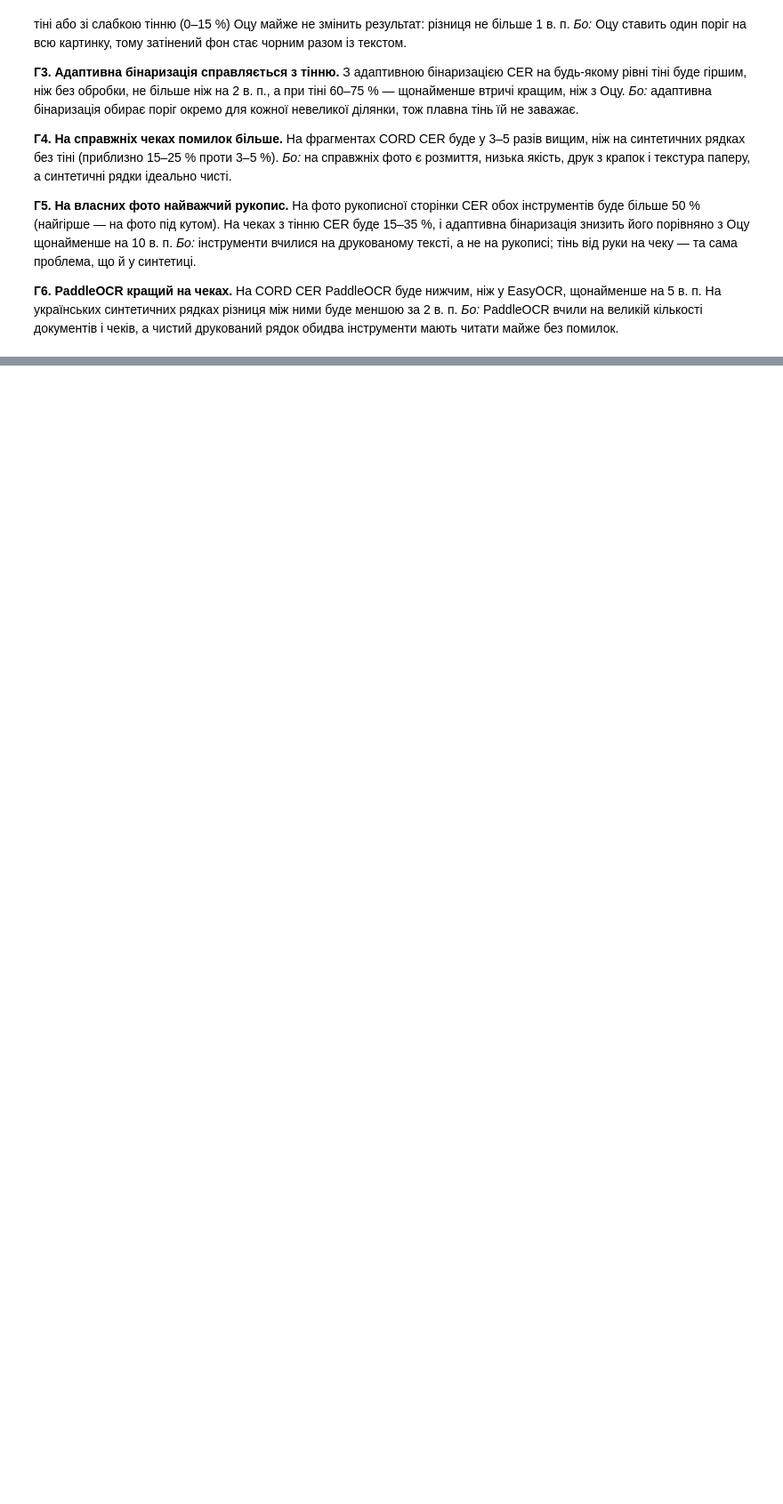
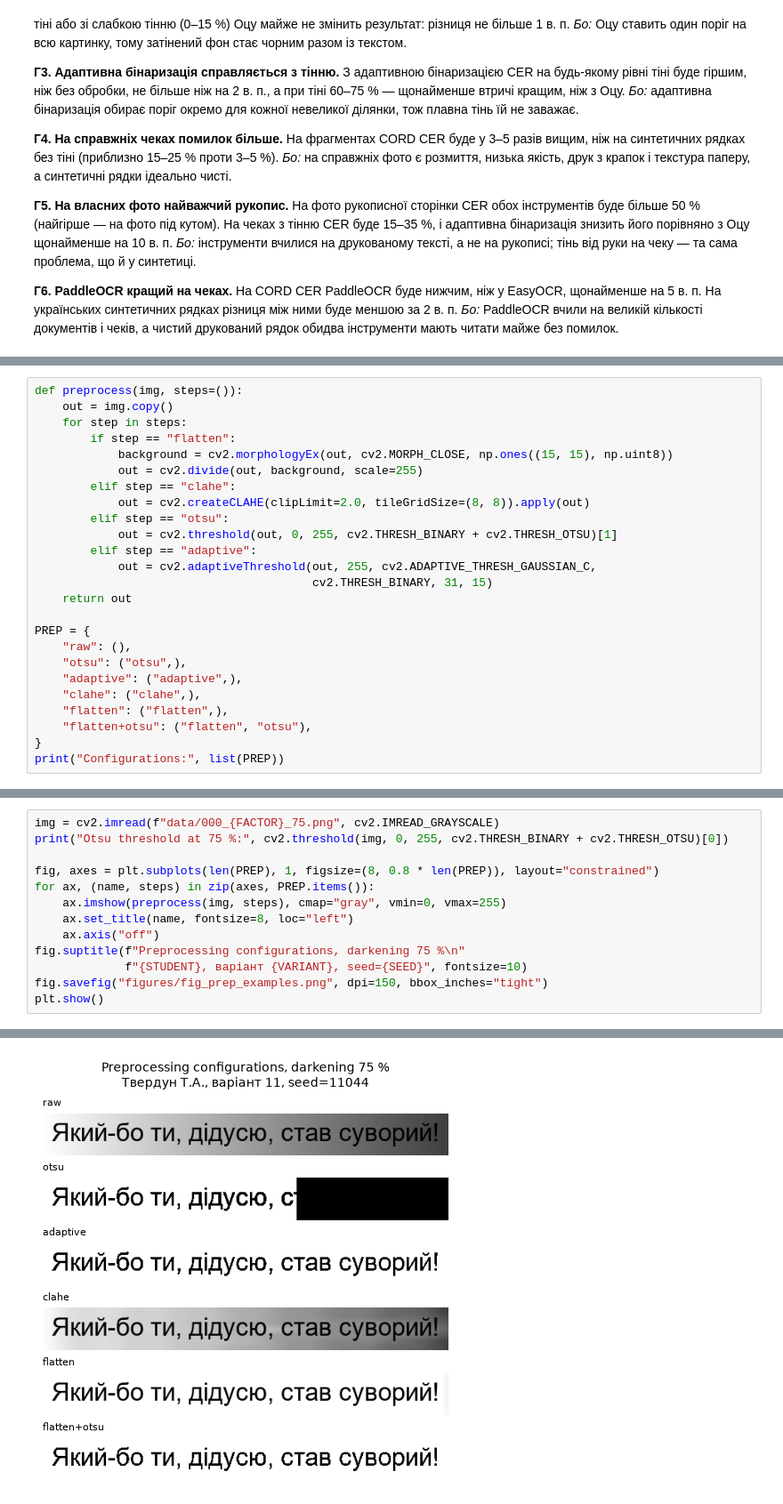
Before and after one commit to TanyaTverdun/AI_lab3_text_recognition, a Jupyter notebook: lab3.ipynb, the cells around one changed output, grey strips where cells are left out. Shown at 89% size. Drawn from its saved outputs; the diff is of its cells as text; blank space fills up the shorter version.

Commit message:
feat: run synthetic experiment with six preprocessing configurations

```diff
--- a/lab3.ipynb
+++ b/lab3.ipynb
@@ -466,0 +473,25 @@ plt.show()
+# %%
+def preprocess(img, steps=()):
+    out = img.copy()
+    for step in steps:
+        if step == "flatten":
+            background = cv2.morphologyEx(out, cv2.MORPH_CLOSE, np.ones((15, 15), np.uint8))
+            out = cv2.divide(out, background, scale=255)
+        elif step == "clahe":
+            out = cv2.createCLAHE(clipLimit=2.0, tileGridSize=(8, 8)).apply(out)
+        elif step == "otsu":
+            out = cv2.threshold(out, 0, 255, cv2.THRESH_BINARY + cv2.THRESH_OTSU)[1]
+        elif step == "adaptive":
+            out = cv2.adaptiveThreshold(out, 255, cv2.ADAPTIVE_THRESH_GAUSSIAN_C,
+                                        cv2.THRESH_BINARY, 31, 15)
+    return out
+
+PREP = {
+    "raw": (),
+    "otsu": ("otsu",),
+    "adaptive": ("adaptive",),
+    "clahe": ("clahe",),
+    "flatten": ("flatten",),
+    "flatten+otsu": ("flatten", "otsu"),
+}
+print("Configurations:", list(PREP))
@@ -466,0 +502,14 @@ plt.show()
+# %%
+img = cv2.imread(f"data/000_{FACTOR}_75.png", cv2.IMREAD_GRAYSCALE)
+print("Otsu threshold at 75 %:", cv2.threshold(img, 0, 255, cv2.THRESH_BINARY + cv2.THRESH_OTSU)[0])
+
+fig, axes = plt.subplots(len(PREP), 1, figsize=(8, 0.8 * len(PREP)), layout="constrained")
+for ax, (name, steps) in zip(axes, PREP.items()):
+    ax.imshow(preprocess(img, steps), cmap="gray", vmin=0, vmax=255)
+    ax.set_title(name, fontsize=8, loc="left")
+    ax.axis("off")
+fig.suptitle(f"Preprocessing configurations, darkening 75 %\n"
+             f"{STUDENT}, варіант {VARIANT}, seed={SEED}", fontsize=10)
+fig.savefig("figures/fig_prep_examples.png", dpi=150, bbox_inches="tight")
+plt.show()
+# %% [output]
@@ -466,0 +517 @@ plt.show()
+[figure, added]
```
Also changed, not shown: parts of 23 cells of this notebook.
